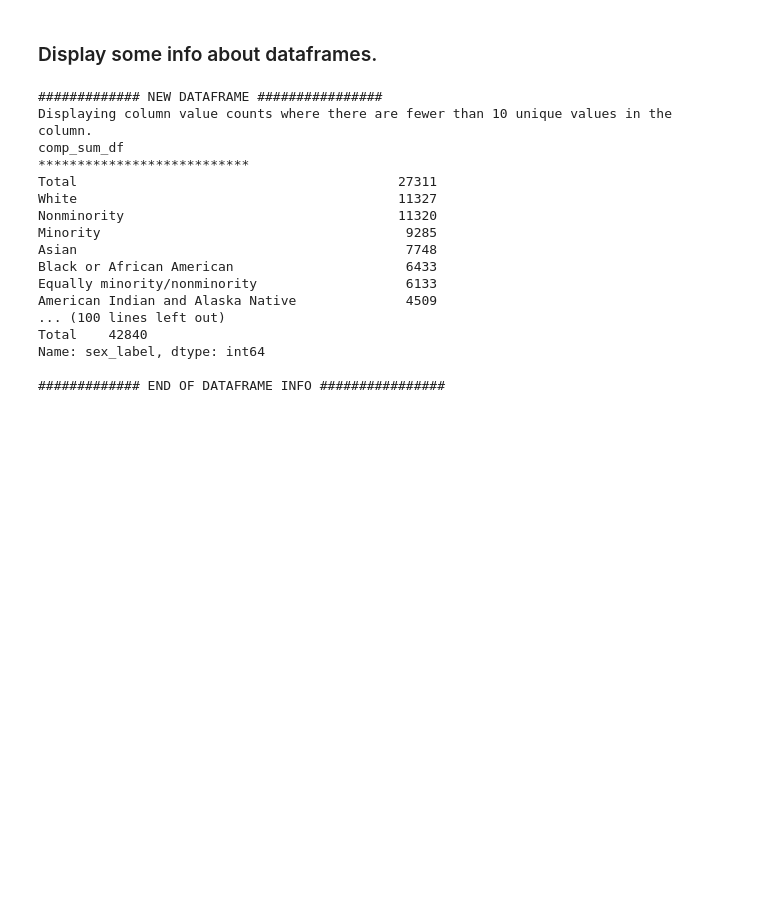
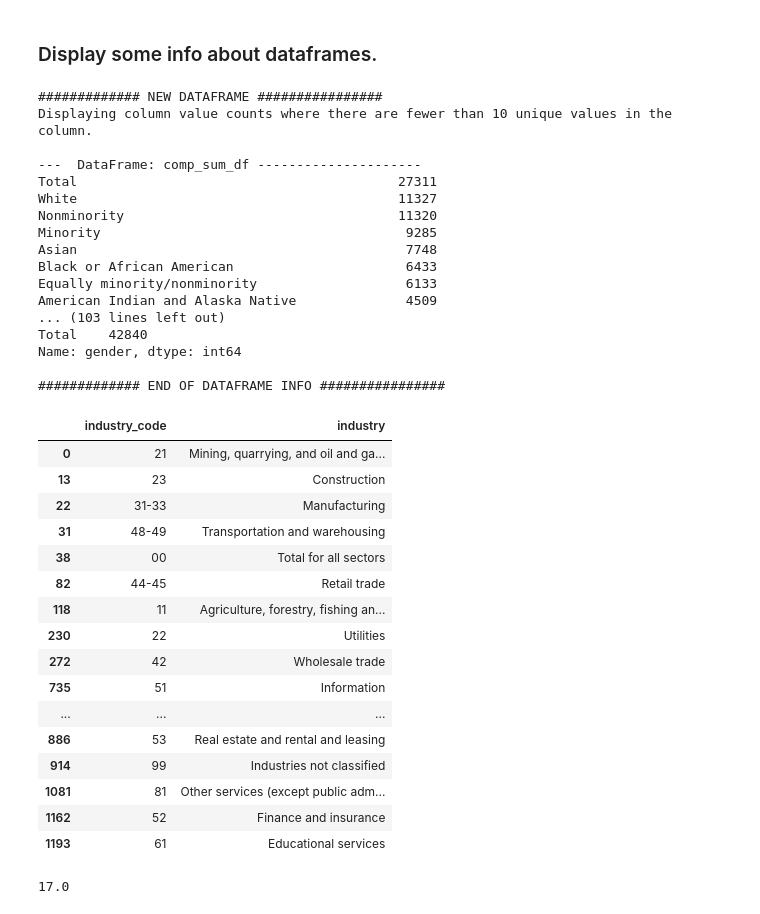
Before and after one commit to jedc4xer/group_census_exercise, a Jupyter notebook: data_exploration.ipynb, the cells around one changed output. Saved outputs shown, nothing was run; the diff lists cells and outputs as text; code cells hidden in the pictures; blank space fills up the shorter version.

```diff
--- a/data_exploration.ipynb
+++ b/data_exploration.ipynb
@@ -133,7 +149,7 @@ for df in df_collection:
 for i,df in enumerate(df_collection):
     print('\n############# NEW DATAFRAME ################')
     print('Displaying column value counts where there are fewer than 10 unique values in the column.')
-    print(df_names[i],"\n***************************")
+    print(f'\n---  DataFrame: {df_names[i]} ---------------------')
     for column in df:
         if len(df[column].unique().tolist()) < 10:
             print(df[column].value_counts())
@@ -142,8 +158,8 @@ for i,df in enumerate(df_collection):
 # %% [output]
 ############# NEW DATAFRAME ################
 Displaying column value counts where there are fewer than 10 unique values in the column.
-comp_sum_df
-***************************
+
+---  DataFrame: comp_sum_df ---------------------
 Total                                         27311
 White                                         11327
 Nonminority                                   11320
@@ -152,8 +168,28 @@ Asian                                          7748
 Black or African American                      6433
 Equally minority/nonminority                   6133
 American Indian and Alaska Native              4509
-... (100 lines left out)
+... (103 lines left out)
 Total    42840
-Name: sex_label, dtype: int64
+Name: gender, dtype: int64
 
 ############# END OF DATAFRAME INFO ################
+# %%
+comp_sum_df[['industry_code','industry']].drop_duplicates()
+# %% [output]
+|  | industry_code | industry |
+| 0 | 21 | Mining, quarrying, and oil and ga... |
+| 13 | 23 | Construction |
+| 22 | 31-33 | Manufacturing |
+| 31 | 48-49 | Transportation and warehousing |
+| 38 | 00 | Total for all sectors |
+| 82 | 44-45 | Retail trade |
+| 118 | 11 | Agriculture, forestry, fishing an... |
+| 230 | 22 | Utilities |
+| 272 | 42 | Wholesale trade |
+| 735 | 51 | Information |
+| ... | ... | ... |
+| 886 | 53 | Real estate and rental and leasing |
+| 914 | 99 | Industries not classified |
+| 1081 | 81 | Other services (except public adm... |
+| 1162 | 52 | Finance and insurance |
+| 1193 | 61 | Educational services |
@@ -159,0 +204,4 @@ Name: sex_label, dtype: int64
+# %%
+print(len(comp_sum_df.name.unique())/3)
+# %% [output]
+17.0
```
Also changed, not shown: parts of 3 cells of this notebook.
